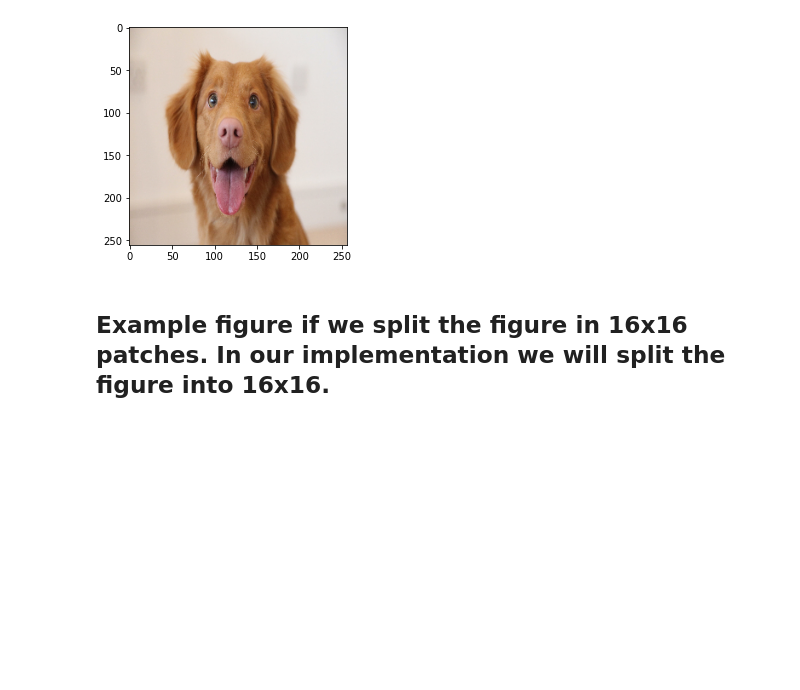
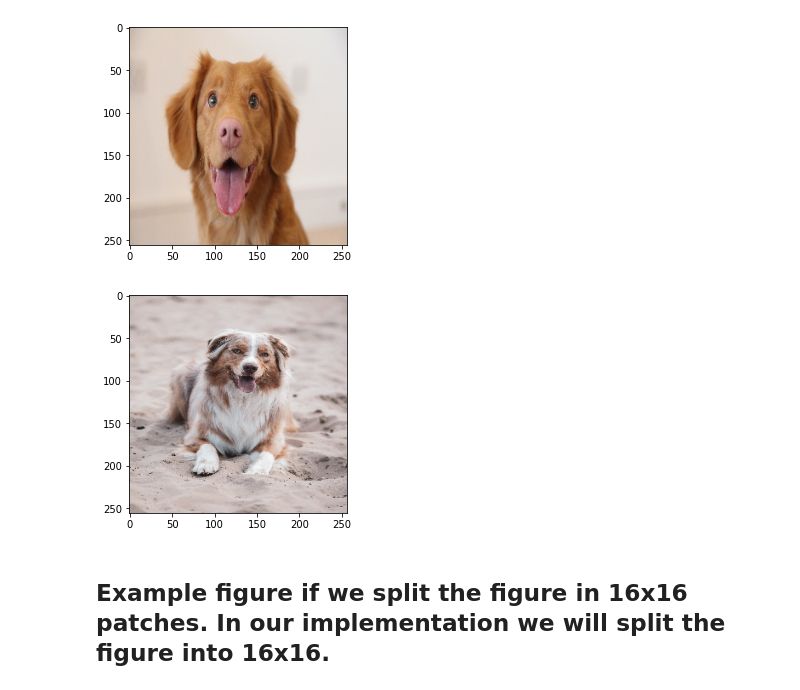
Before and after one commit to Aman-Kushwaha1/Deep_Learning, a Jupyter notebook: Transformers/Vision_Transformers/Vision_Transformer.ipynb, the cells around one changed output. Cells and saved outputs as stored; diff of their text form; code cells hidden in the pictures; blank space fills up the shorter version.

```diff
--- a/Transformers/Vision_Transformers/Vision_Transformer.ipynb
+++ b/Transformers/Vision_Transformers/Vision_Transformer.ipynb
@@ -193,6 +193,12 @@ plt.imshow(images[400])
 plt.show()
 # %% [output]
 [figure]
+# %%
+#From test data
+plt.imshow(test[40])
+plt.show()
+# %% [output]
+[figure, added]
 # %% [markdown]
 ## Example figure if we split the figure in 16x16 patches. In our implementation we will split the figure into 16x16.
 # %%
```
Also changed, not shown: parts of 19 cells of this notebook.
